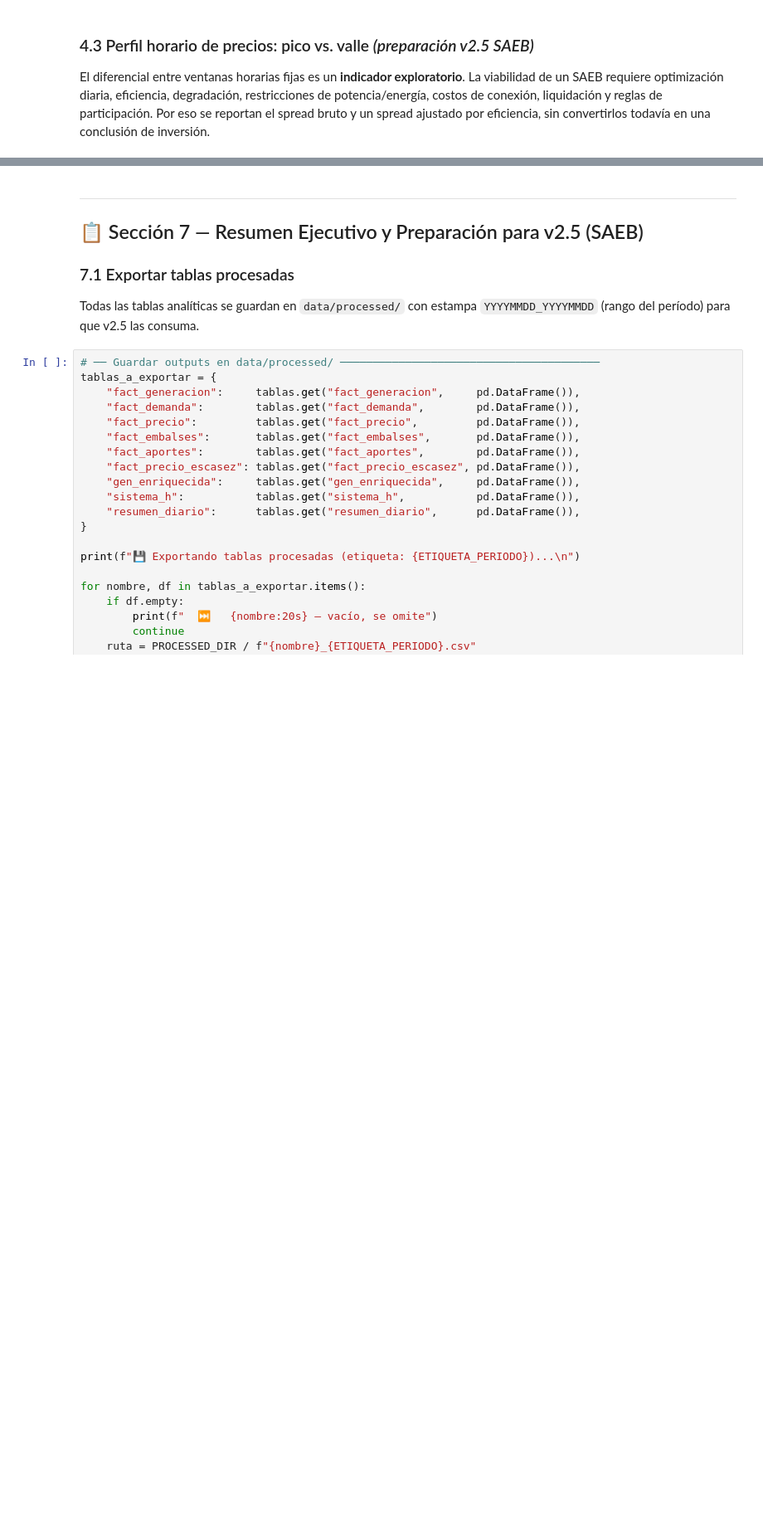
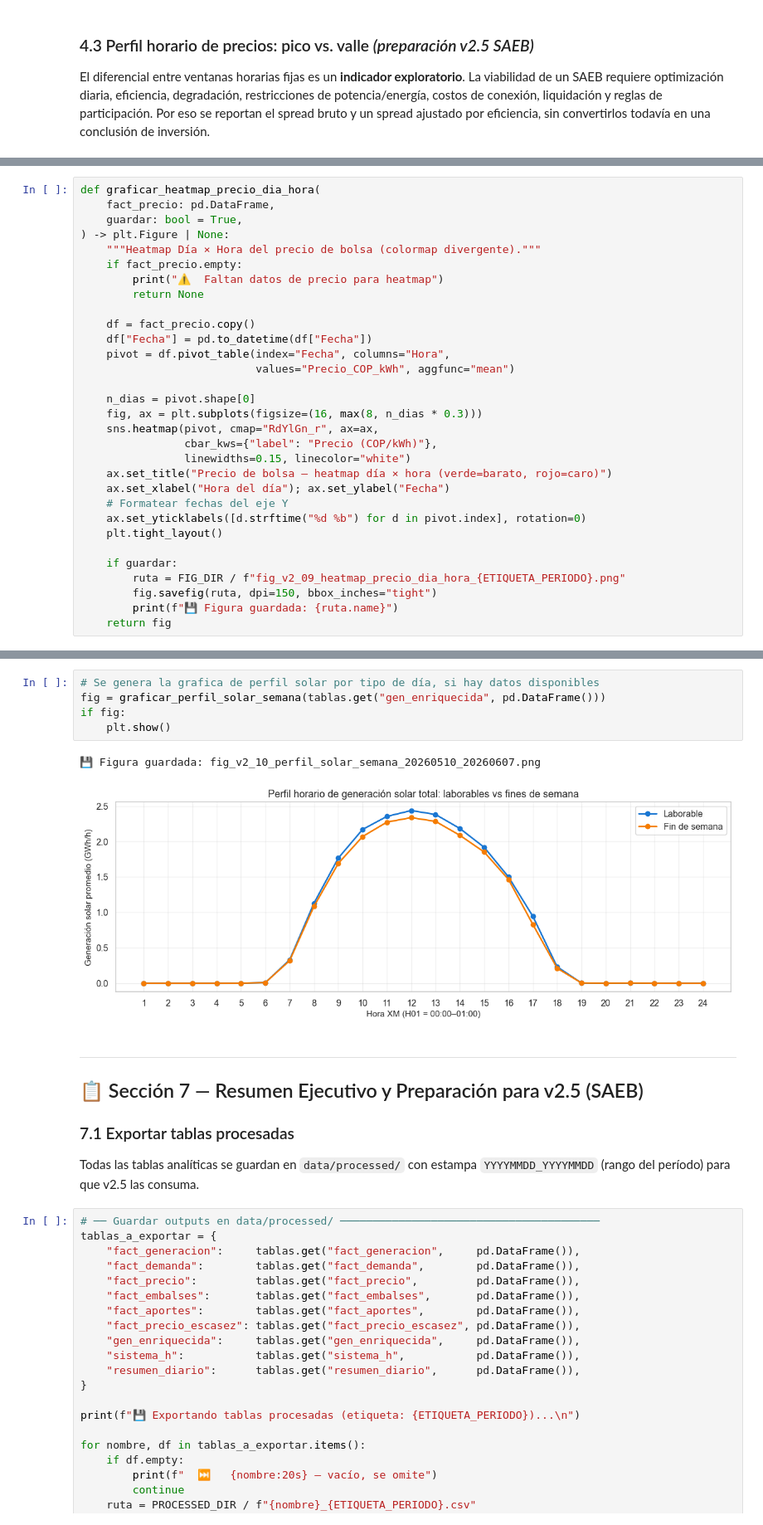
Before and after one commit to mffajardor/solar-generation-colombia-dash, a Jupyter notebook: notebooks/02_serie_tiempo_balance_v2.ipynb, the cells around one changed output, grey strips where cells are left out. Shown at 83% size. Saved outputs shown, nothing was run; the diff lists cells and outputs as text; blank space fills up the shorter version.

```diff
--- a/notebooks/02_serie_tiempo_balance_v2.ipynb
+++ b/notebooks/02_serie_tiempo_balance_v2.ipynb
@@ -1376,0 +1600,31 @@ if fig:
+# %%
+def graficar_heatmap_precio_dia_hora(
+    fact_precio: pd.DataFrame,
+    guardar: bool = True,
+) -> plt.Figure | None:
+    """Heatmap Día × Hora del precio de bolsa (colormap divergente)."""
+    if fact_precio.empty:
+        print("⚠️  Faltan datos de precio para heatmap")
+        return None
+
+    df = fact_precio.copy()
+    df["Fecha"] = pd.to_datetime(df["Fecha"])
+    pivot = df.pivot_table(index="Fecha", columns="Hora",
+                           values="Precio_COP_kWh", aggfunc="mean")
+
+    n_dias = pivot.shape[0]
+    fig, ax = plt.subplots(figsize=(16, max(8, n_dias * 0.3)))
+    sns.heatmap(pivot, cmap="RdYlGn_r", ax=ax,
+                cbar_kws={"label": "Precio (COP/kWh)"},
+                linewidths=0.15, linecolor="white")
+    ax.set_title("Precio de bolsa — heatmap día × hora (verde=barato, rojo=caro)")
+    ax.set_xlabel("Hora del día"); ax.set_ylabel("Fecha")
+    # Formatear fechas del eje Y
+    ax.set_yticklabels([d.strftime("%d %b") for d in pivot.index], rotation=0)
+    plt.tight_layout()
+
+    if guardar:
+        ruta = FIG_DIR / f"fig_v2_09_heatmap_precio_dia_hora_{ETIQUETA_PERIODO}.png"
+        fig.savefig(ruta, dpi=150, bbox_inches="tight")
+        print(f"💾 Figura guardada: {ruta.name}")
+    return fig
@@ -1377,3 +1687,11 @@ if fig:
+# %%
+# Se genera la grafica de perfil solar por tipo de día, si hay datos disponibles
+fig = graficar_perfil_solar_semana(tablas.get("gen_enriquecida", pd.DataFrame()))
+if fig:
+    plt.show()
+# %% [output]
+💾 Figura guardada: fig_v2_10_perfil_solar_semana_20260510_20260607.png
+[figure, added]
 # %% [markdown]
 ---
 ## 📋 Sección 7 — Resumen Ejecutivo y Preparación para v2.5 (SAEB)
```
Also changed, not shown: parts of 24 cells of this notebook.
